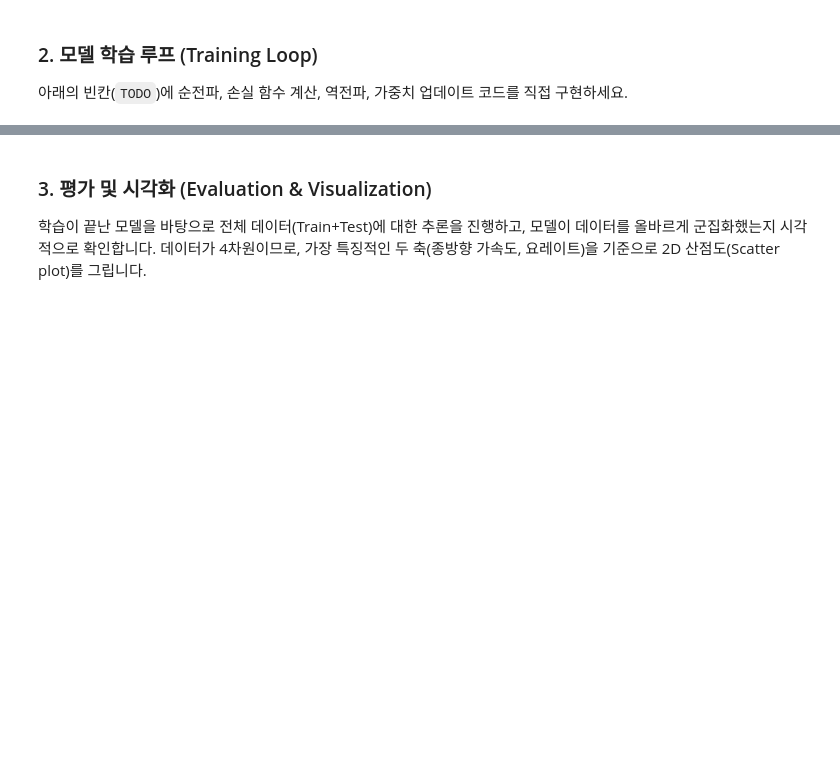
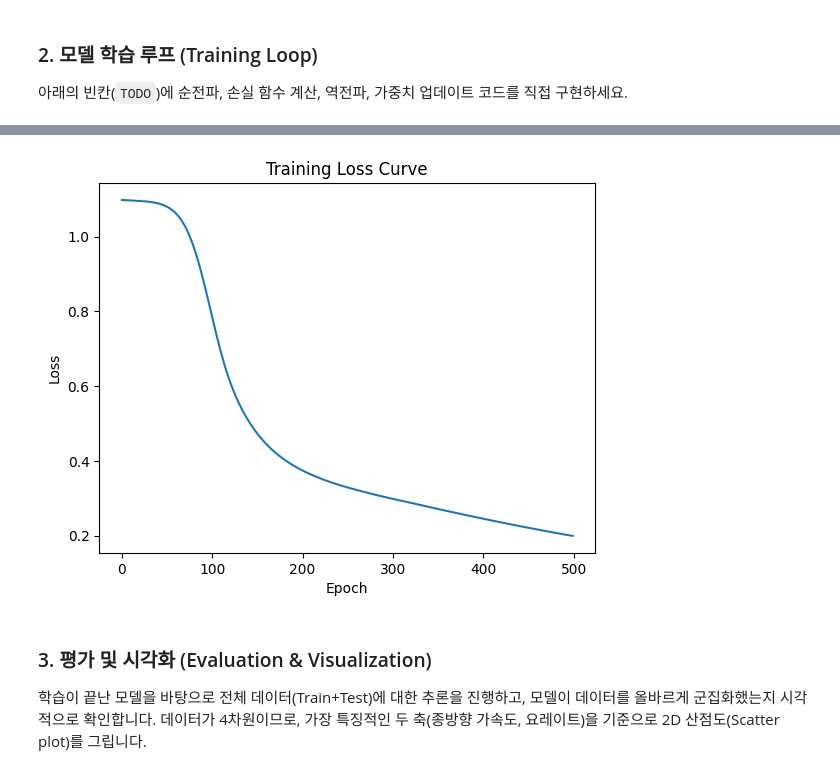
Before and after one commit to JisangYun00/implement_simple_nn, a Jupyter notebook: PA1-1_NN_from_scratch.ipynb, the cells around one changed output, grey strips where cells are left out. Cells and saved outputs as stored; diff of their text form; code cells hidden in the pictures; blank space fills up the shorter version.

```diff
--- a/PA1-1_NN_from_scratch.ipynb
+++ b/PA1-1_NN_from_scratch.ipynb
@@ -67,11 +69,15 @@ for epoch in range(epochs):
     # ================================================================
     # [TODO 1] 순전파 (Forward Propagation)
     # ================================================================
-    # Z1 = ...
-    # A1 = ... (ReLU)
-    # Z2 = ...
+    Z1 = X_train @ W1 + b1  # (m, hidden_size)
+    A1 = np.maximum(0, Z1)  # (ReLU)
+    Z2 = A1 @ W2 + b2       # (m, output_size)
+    # Softmax (수치 안정성: 행렬 최댓값 빼기)
+    Z2_shifted = Z2 - np.max(Z2, axis=1, keepdims=True)
+    exp_scores = np.exp(Z2_shifted)
     # probs = ... (Softmax 적용, 수치적 안정성을 위해 Z2의 최댓값을 빼줄 것)
-    pass # 구현 후 pass 삭제
+    probs = exp_scores / np.sum(exp_scores, axis=1, keepdims=True)
+    # pass # 구현 후 pass 삭제
 
     # ================================================================
     # [TODO 2] 손실 함수 (Cross Entropy Loss)
@@ -79,27 +85,35 @@ for epoch in range(epochs):
     # 구현 참고: https://github.com/pytorch/pytorch/blob/874a17dc2ad591c8f23d61e13b3ef2f8e995afa8/aten/src/ATen/native/LossNLL.cpp#L498
     # ================================================================
     # log(0)으로 인한 NaN 발생을 막기 위해 아주 작은 값(1e-8)을 더해줍니다.
-    # loss = ...
-    # losses.append(loss)
-    pass # 구현 후 pass 삭제
+    loss = -np.sum(Y_train_one_hot * np.log(probs + 1e-8)) / m
+    losses.append(loss)
+    # pass # 구현 후 pass 삭제
 
     # ================================================================
     # [TODO 3] 역전파 (Backward Propagation)
     # ================================================================
-    # dZ2 = ...
-    # dW2 = ...
-    # db2 = ...
-    # dA1 = ...
-    # dZ1 = ... (ReLU 미분 반영)
-    # dW1 = ...
-    # db1 = ...
-    pass # 구현 후 pass 삭제
+    # step1: dZ2 (Softmax + CrossEntropy의 gradient)
+    dZ2 = (probs - Y_train_one_hot) / m
+    # step2: dW2, db2 (출력층 파라미터)
+    dW2 = A1.T @ dZ2        # shape: (hidden_size, output_size) = (16, 3)
+    db2 = np.sum(dZ2, axis=0)  # shape: 1, output_size) = (1, 3)
+    # step3: dA1, dZ1 (히든층으로 역전파)
+    dA1 = dZ2 @ W2.T        # shape: (800, 16)
+    dZ1 = dA1 * (Z1 > 0)    # (ReLU 미분 반영)
+    # step4: dW1, db1 (입력층 파라미터)
+    dW1 = X_train.T @ dZ1
+    db1 = np.sum(dZ1, axis=0, keepdims=True)
+    # pass # 구현 후 pass 삭제
 
     # ================================================================
     # [TODO 4] 가중치 업데이트 (Gradient Descent)
     # ================================================================
     # W1, b1, W2, b2 업데이트
-    pass # 구현 후 pass 삭제
+    W1 -= learning_rate * dW1
+    b1 -= learning_rate * db1
+    W2 -= learning_rate * dW2
+    b2 -= learning_rate * db2
+    # pass # 구현 후 pass 삭제
 
     if (epoch+1) % 50 == 0:
         print(f'Epoch [{epoch+1}/{epochs}], Loss: {loss:.4f}') # loss 변수가 정상적으로 계산되어야 출력됨
@@ -110,3 +124,4 @@ plt.title('Training Loss Curve')
 plt.xlabel('Epoch')
 plt.ylabel('Loss')
 plt.show()
+# %% [output]
@@ -113,3 +138,4 @@ plt.show()
+[figure, added]
 # %% [markdown]
 ### 3. 평가 및 시각화 (Evaluation & Visualization)
 학습이 끝난 모델을 바탕으로 전체 데이터(Train+Test)에 대한 추론을 진행하고, 모델이 데이터를 올바르게 군집화했는지 시각적으로 확인합니다. 데이터가 4차원이므로, 가장 특징적인 두 축(종방향 가속도, 요레이트)을 기준으로 2D 산점도(Scatter plot)를 그립니다.
```
Also changed, not shown: parts of 3 cells of this notebook.
